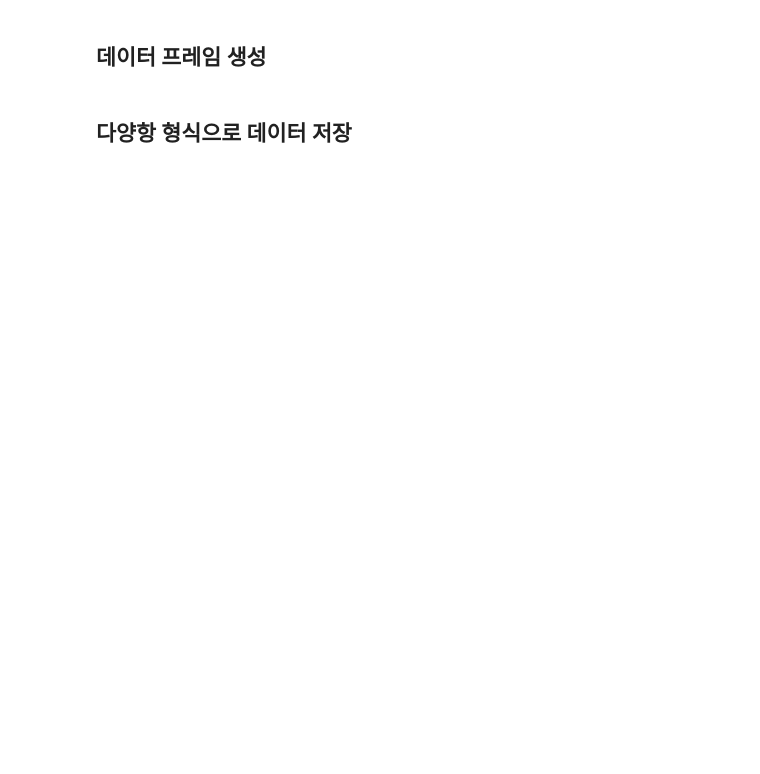
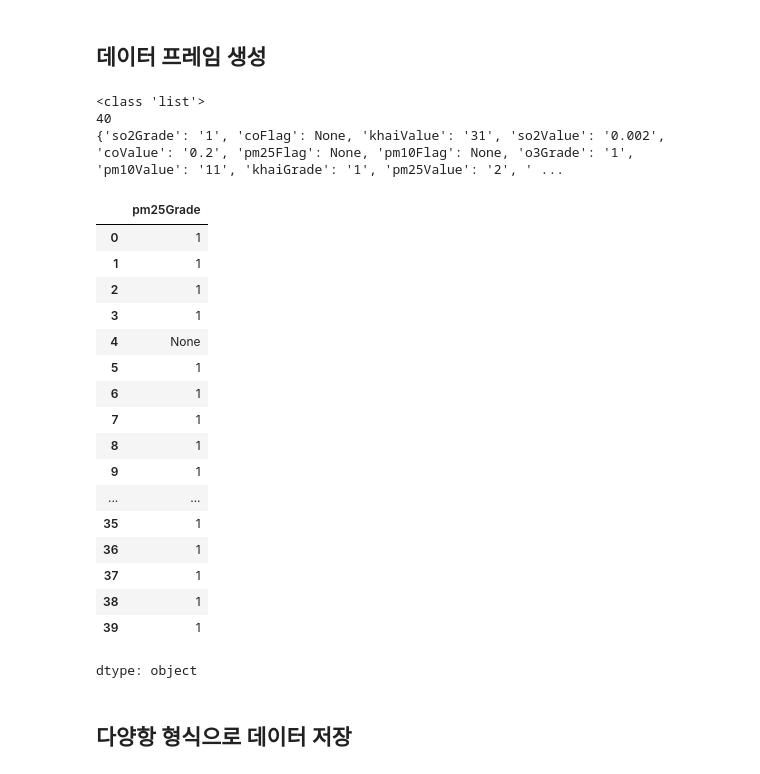
Before and after one commit to Yuhyunyoul/Data-Analysis-with-Open-Source, a Jupyter notebook: 오픈소스_데이터_분석_5강.ipynb, the cells around one changed output. Cells and saved outputs as stored; diff of their text form; code cells hidden in the pictures; blank space fills up the shorter version.

```diff
--- a/오픈소스_데이터_분석_5강.ipynb
+++ b/오픈소스_데이터_분석_5강.ipynb
@@ -100,8 +143,8 @@ data = {
 # %%
 import requests
 
-url = "http://apis.data.go.kr/B552584/ArpltnInforInqireSvc/getMinuDustFrcstDspth"
-api_key = '[발급받은 인증키]'
+url = "http://apis.data.go.kr/B552584/ArpltnInforInqireSvc/getCtprvnRltmMesureDnsty"
+api_key = '152d8f06aab7653a036d8971405ca4f37ebc0aa2d898863fca0b3b0af3ea2c37'
 
 params = {
     'serviceKey': api_key,
@@ -116,3 +159,4 @@ params = {
 response = requests.get(url, params=params)
 
 ## 호출 성공/실패 출력
+print(response.json())
@@ -121,7 +187,35 @@ response = requests.get(url, params=params)
 # %%
 import pandas as pd
 
 ## requests로부터 response, body, item 항목 읽기
+data = response.json()['response']['body']['items']
+print(type(data))
+print(len(data))
+print(data[0])
+df = pd.DataFrame(data)
+df['pm25Grade']
+# %% [output]
+<class 'list'>
+40
+{'so2Grade': '1', 'coFlag': None, 'khaiValue': '31', 'so2Value': '0.002', 'coValue': '0.2', 'pm25Flag': None, 'pm10Flag': None, 'o3Grade': '1', 'pm10Value': '11', 'khaiGrade': '1', 'pm25Value': '2', ' ...
+|  | pm25Grade |
+| 0 | 1 |
+| 1 | 1 |
+| 2 | 1 |
+| 3 | 1 |
+| 4 | None |
+| 5 | 1 |
+| 6 | 1 |
+| 7 | 1 |
+| 8 | 1 |
+| 9 | 1 |
+| ... | ... |
+| 35 | 1 |
+| 36 | 1 |
+| 37 | 1 |
+| 38 | 1 |
+| 39 | 1 |
+dtype: object
 # %% [markdown]
 ## 다양항 형식으로 데이터 저장
 # %%
```
Also changed, not shown: parts of 8 cells of this notebook.
